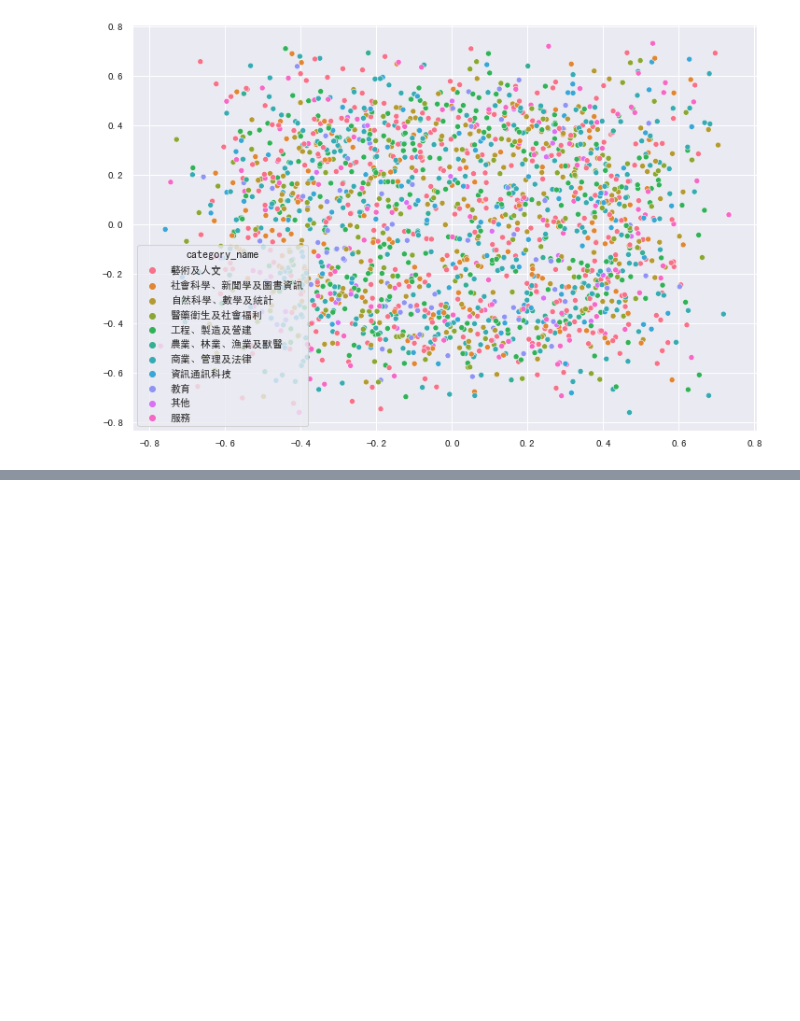
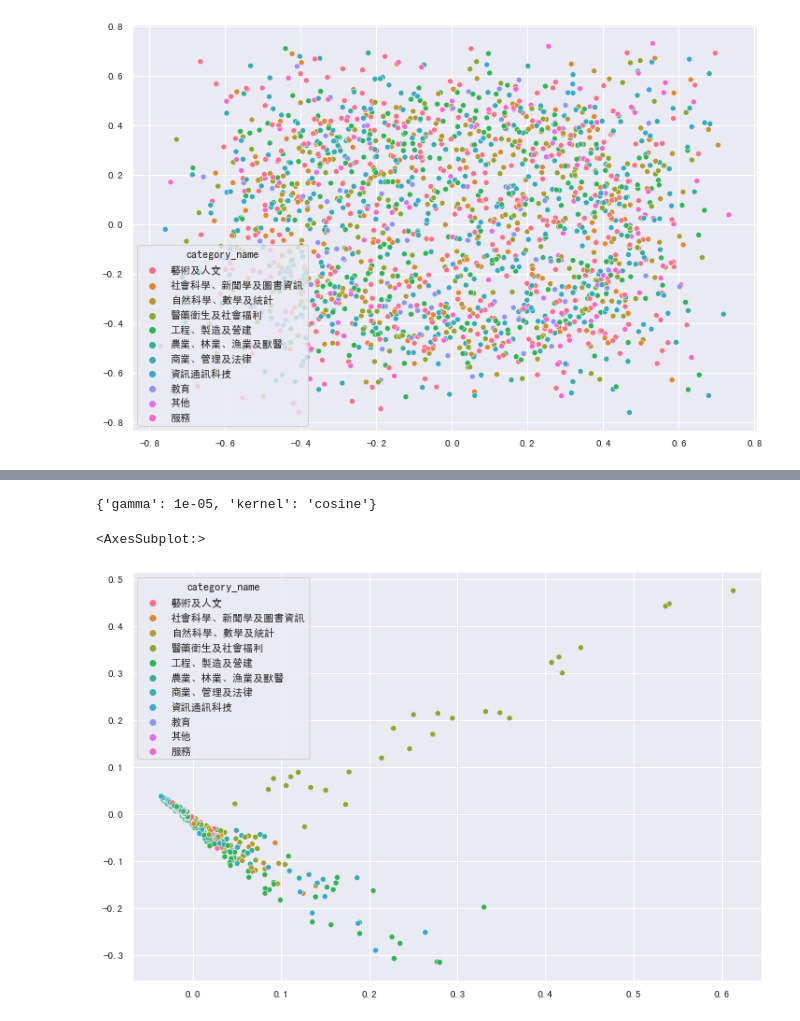
Before and after one commit to kevin-0211/Statistical-Learning, a Jupyter notebook: hw3/B07902034_Hw3.ipynb, the cells around one changed output, grey strips where cells are left out. Drawn from its saved outputs; the diff is of its cells as text; code cells hidden in the pictures; blank space fills up the shorter version.

```diff
--- a/hw3/B07902034_Hw3.ipynb
+++ b/hw3/B07902034_Hw3.ipynb
@@ -479,0 +481,28 @@ sns.scatterplot(x=x_pca_lle[:,0], y=x_pca_lle[:,1], hue=colname_df['category_nam
+# %%
+from sklearn.decomposition import KernelPCA
+from sklearn.model_selection import GridSearchCV
+from sklearn.metrics import mean_squared_error
+
+def scoring(estimator, X, y=None):
+    X_reduced = estimator.transform(X)
+    X_preimage = estimator.inverse_transform(X_reduced)
+    return -1 * mean_squared_error(X, X_preimage)
+
+param_grid = [{
+        "gamma": np.linspace(0.00001, 0.001, 5),
+        "kernel": ["rbf", "cosine"]
+    }]
+
+kpca = KernelPCA(fit_inverse_transform=True, n_jobs=-1)
+grid_search = GridSearchCV(kpca, param_grid, cv=3, scoring=scoring)
+grid_search.fit(dep_stu2)
+print(grid_search.best_params_)
+# %% [output]
+{'gamma': 1e-05, 'kernel': 'cosine'}
+# %%
+kpca = KernelPCA(kernel='cosine', n_components=2, gamma=0.00001)
+x_kpca = kpca.fit_transform(dep_stu2)
+sns.scatterplot(x=x_kpca[:,0], y=x_kpca[:,1], hue=colname_df['category_name'])
+# %% [output]
+<AxesSubplot:>
+[figure, added]
```
Also changed, not shown: parts of 10 cells of this notebook.
